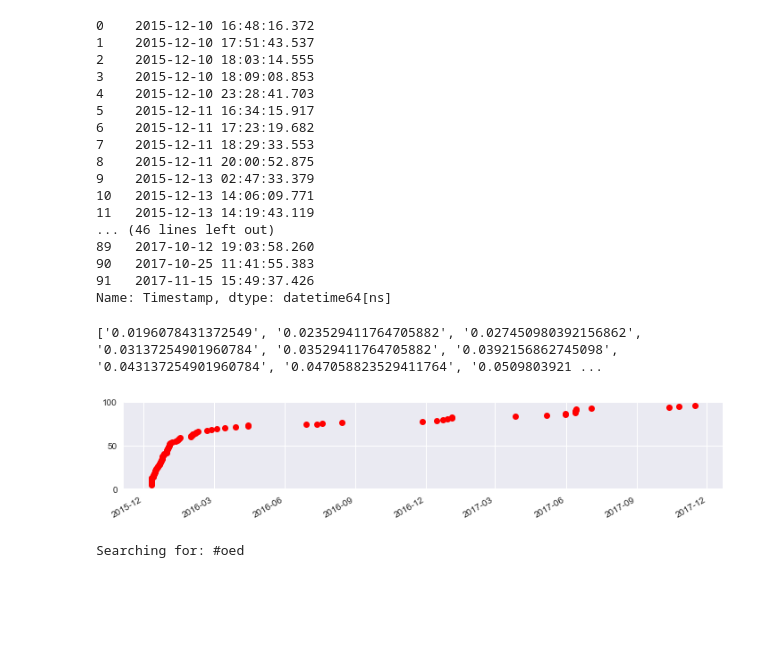
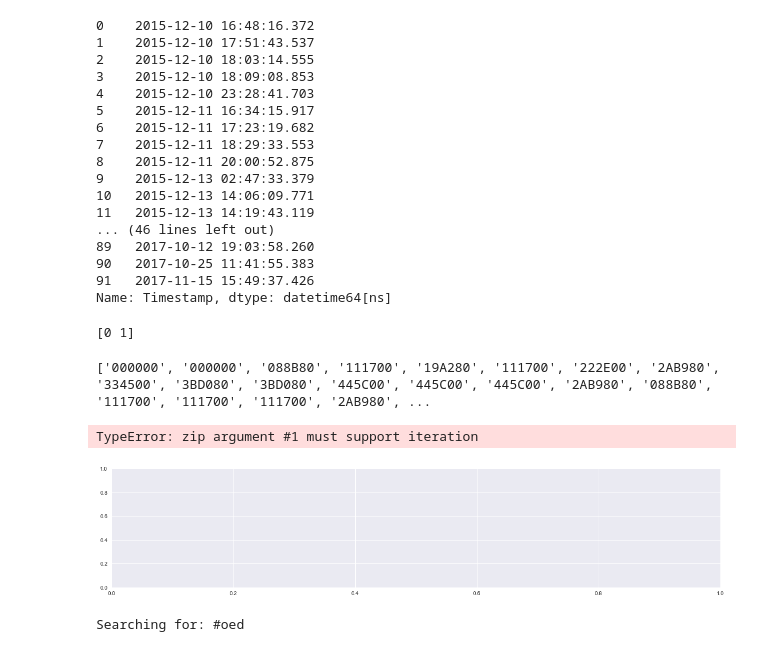
Before and after one commit to christopherkullenberg/talk-analyzer, a Jupyter notebook: shakespeareHashtagAnalyzer.ipynb, the cells around one changed output. Cells and saved outputs as stored; diff of their text form; code cells hidden in the pictures; blank space fills up the shorter version.

```diff
--- a/shakespeareHashtagAnalyzer.ipynb
+++ b/shakespeareHashtagAnalyzer.ipynb
@@ -124,23 +182,56 @@ ta.CoreSet.hashtagtimeseries("#womanwriter", df)['Timestamp']
 91   2017-11-15 15:49:37.426
 Name: Timestamp, dtype: datetime64[ns]
 # %%
-X = ta.CoreSet.hashtagtimeseries("#womanwriter", df)['Timestamp']
-user = list(range(5,(len(X) + 5)))
+searchterm = "#corlyon"
+
+X = ta.CoreSet.hashtagtimeseries(searchterm, df)['Timestamp']
+user = list(range((len(X))))
+userlist = ta.CoreSet.hashtagtimeseries(searchterm, df)['User']
+factorized = pd.factorize(userlist)
+print(factorized[0])
 #print(c)
+# %% [output]
+[0 1]
-# %%
-fig, ax = plt.subplots(figsize=(12,2))
-color = [str(item/255.) for item in user]
-print(color)
-
-plt.plot(X, user, 'ro')
-#plt.plot(X, user, 'ro')
-
-fig.autofmt_xdate()
-plt.gray()
-plt.show()
-# %% [output]
-['0.0196078431372549', '0.023529411764705882', '0.027450980392156862', '0.03137254901960784', '0.03529411764705882', '0.0392156862745098', '0.043137254901960784', '0.047058823529411764', '0.0509803921 ...
-[figure, removed]
+# %%
+hexlist = []
+for f in factorized[0]:
+    hexlist.append(str('{0:06X}'.format(f*560000)))
+# %%
+fig, ax = plt.subplots(figsize=(20,4))
+userlist = ta.CoreSet.hashtagtimeseries(searchterm, df)['Timestamp']
+color = [item for item in hexlist]
+print(color)
+
+test = ['C1', 'C2', 'C3']
+
+#plt.plot(X, user, 'ro')
+for X, user, color in zip(X, user, color):
+    print(X, user, color)
+
+#plt.plot(X, user, ".", color=('111700'))
+
+#fig.autofmt_xdate()
+
+plt.show()
+
+
+
+
+fig, axes = plt.subplots(nrows=2, ncols=2, sharex=True)
+
+titles = ['Linear', 'Squared', 'Cubic', 'Quartic']
+y_vals = [x, x * x, x**3, x**4]
+
+# axes.flat returns the set of axes as a flat (1D) array instead
+# of the two-dimensional version we used earlier
+for ax, title, y in zip(axes.flat, titles, y_vals):
+    ax.plot(x, y)
+    ax.set_title(title)
+    ax.grid(True)
+# %% [output]
+['000000', '000000', '088B80', '111700', '19A280', '111700', '222E00', '2AB980', '334500', '3BD080', '3BD080', '445C00', '445C00', '445C00', '2AB980', '088B80', '111700', '111700', '111700', '2AB980', ...
+TypeError: zip argument #1 must support iteration
+[figure, added]
 # %%
 ta.CoreSet.histogram("#oed", df)
 # %% [output]
```
Also changed, not shown: parts of 9 cells of this notebook, 1 other file.
